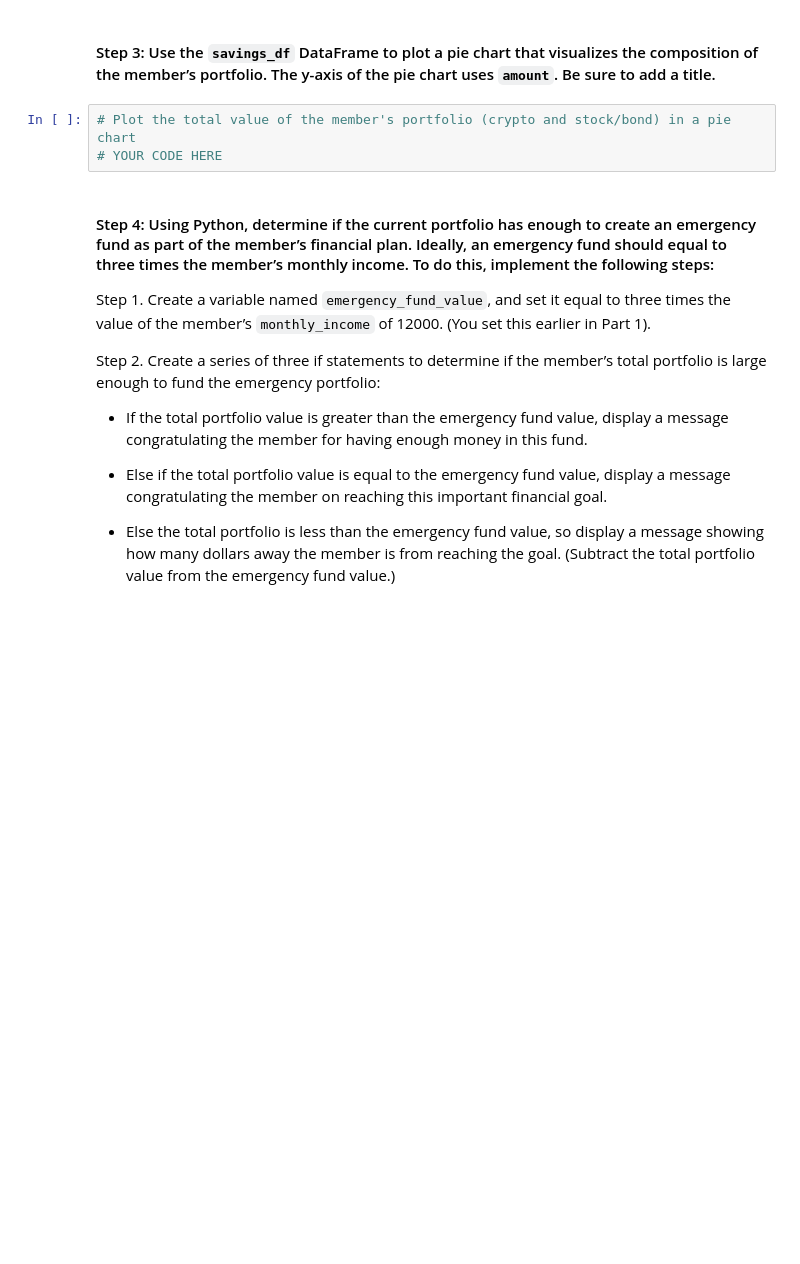
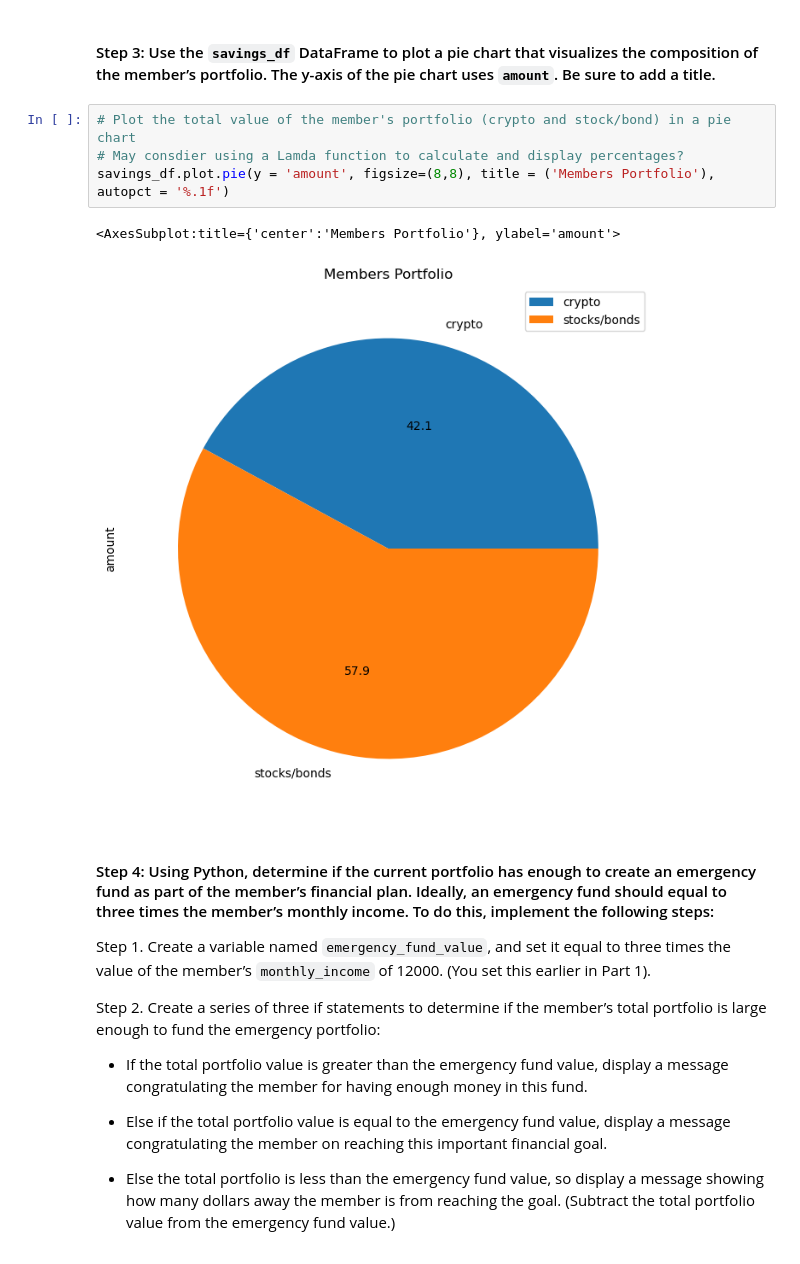
Before and after one commit to ssenhouse/challenge-05-042023, a Jupyter notebook: Starter_Code/financial_planning_tools.ipynb, the cells around one changed output. Saved outputs shown, nothing was run; the diff lists cells and outputs as text; blank space fills up the shorter version.

```diff
--- a/Starter_Code/financial_planning_tools.ipynb
+++ b/Starter_Code/financial_planning_tools.ipynb
@@ -368,7 +369,11 @@ savings_df.head()
 #### Step 3: Use the `savings_df` DataFrame to plot a pie chart that visualizes the composition of the member’s portfolio. The y-axis of the pie chart uses `amount`. Be sure to add a title.
 # %%
 # Plot the total value of the member's portfolio (crypto and stock/bond) in a pie chart
-# YOUR CODE HERE
+# May consdier using a Lamda function to calculate and display percentages?
+savings_df.plot.pie(y = 'amount', figsize=(8,8), title = ('Members Portfolio'), autopct = '%.1f')
+# %% [output]
+<AxesSubplot:title={'center':'Members Portfolio'}, ylabel='amount'>
+[figure, added]
 # %% [markdown]
 #### Step 4: Using Python, determine if the current portfolio has enough to create an emergency fund as part of the member’s financial plan. Ideally, an emergency fund should equal to three times the member’s monthly income. To do this, implement the following steps:
 
```
Also changed, not shown: parts of 11 cells of this notebook.
